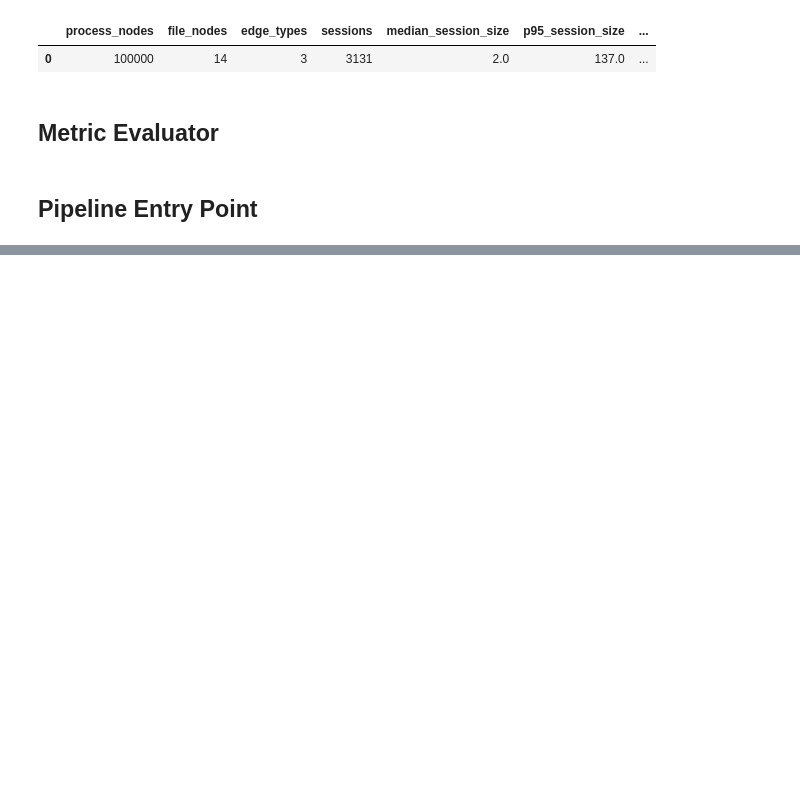
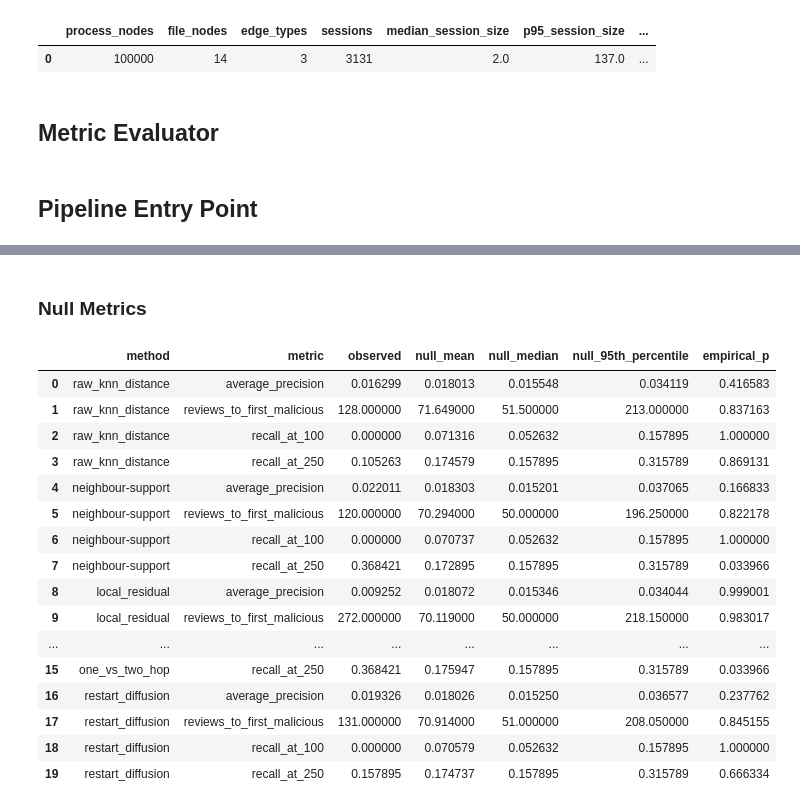
Before and after one commit to MekaelWasti/Cyber-Telemetry, a Jupyter notebook: Notebooks/Graph Triage Baseline v0.ipynb, the cells around one changed output, grey strips where cells are left out. Saved outputs shown, nothing was run; the diff lists cells and outputs as text; code cells hidden in the pictures; blank space fills up the shorter version.

```diff
--- a/Notebooks/Graph Triage Baseline v0.ipynb
+++ b/Notebooks/Graph Triage Baseline v0.ipynb
@@ -838,0 +892,20 @@ results["slice_manifest"]
+# %%
+def session_score_filter_bank(s0, P, restart_alpha=0.5, steps=3):
+    s0 = np.asarray(s0, dtype=float)
+
+    p1 = np.asarray(P @ s0).ravel()
+    p2 = np.asarray(P @ p1).ravel()
+
+    # Restart diffusion: preserve original evidence while propagating to locally
+    diffusion = s0.copy()
+
+    for _ in range(steps):
+        diffusion = restart_alpha * s0 + (1.0 - restart_alpha) * np.asarray(P @ diffusion).ravel()
+
+    return {
+        "raw_knn_distance": s0,
+        "neighbour-support": p1,
+        "local_residual": s0 - p1,
+        "one_vs_two_hop": p1 - p2,
+        "restart_diffusion": diffusion,
+    }
@@ -838,0 +940,2 @@ results["slice_manifest"]
+# %% [markdown]
+### Null Metrics
@@ -838,0 +999,54 @@ results["slice_manifest"]
+# %%
+def label_permutation_null(
+    filter_scores,
+    y_true,
+    n_permutations=1000,
+    seed=42,
+):
+    rng = np.random.default_rng(seed)
+    rows = []
+
+    for permutation in range(n_permutations):
+        permuted_labels = rng.permutation(y_true)
+
+        for method, scores in filter_scores.items():
+            rows.append({
+                "replicate": permutation,
+                "method": method,
+                **compact_metrics(permuted_labels, scores),
+            })
+
+    return pd.DataFrame(rows)
+
+
+label_null_runs = label_permutation_null(
+    filter_scores,
+    y_true,
+    n_permutations=1000,
+)
+
+label_null_summary = summarize_null(
+    filter_scores,
+    y_true,
+    label_null_runs,
+)
+
+label_null_summary
+# %% [output]
+|  | method | metric | observed | null_mean | null_median | null_95th_percentile | empirical_p |
+| 0 | raw_knn_distance | average_precision | 0.016299 | 0.018013 | 0.015548 | 0.034119 | 0.416583 |
+| 1 | raw_knn_distance | reviews_to_first_malicious | 128.000000 | 71.649000 | 51.500000 | 213.000000 | 0.837163 |
+| 2 | raw_knn_distance | recall_at_100 | 0.000000 | 0.071316 | 0.052632 | 0.157895 | 1.000000 |
+| 3 | raw_knn_distance | recall_at_250 | 0.105263 | 0.174579 | 0.157895 | 0.315789 | 0.869131 |
+| 4 | neighbour-support | average_precision | 0.022011 | 0.018303 | 0.015201 | 0.037065 | 0.166833 |
+| 5 | neighbour-support | reviews_to_first_malicious | 120.000000 | 70.294000 | 50.000000 | 196.250000 | 0.822178 |
+| 6 | neighbour-support | recall_at_100 | 0.000000 | 0.070737 | 0.052632 | 0.157895 | 1.000000 |
+| 7 | neighbour-support | recall_at_250 | 0.368421 | 0.172895 | 0.157895 | 0.315789 | 0.033966 |
+| 8 | local_residual | average_precision | 0.009252 | 0.018072 | 0.015346 | 0.034044 | 0.999001 |
+| 9 | local_residual | reviews_to_first_malicious | 272.000000 | 70.119000 | 50.000000 | 218.150000 | 0.983017 |
+| ... | ... | ... | ... | ... | ... | ... | ... |
+| 15 | one_vs_two_hop | recall_at_250 | 0.368421 | 0.175947 | 0.157895 | 0.315789 | 0.033966 |
+| 16 | restart_diffusion | average_precision | 0.019326 | 0.018026 | 0.015250 | 0.036577 | 0.237762 |
+| 17 | restart_diffusion | reviews_to_first_malicious | 131.000000 | 70.914000 | 51.000000 | 208.050000 | 0.845155 |
+| 18 | restart_diffusion | recall_at_100 | 0.000000 | 0.070579 | 0.052632 | 0.157895 | 1.000000 |
+| 19 | restart_diffusion | recall_at_250 | 0.157895 | 0.174737 | 0.157895 | 0.315789 | 0.666334 |
```
Also changed, not shown: parts of 10 cells of this notebook, 7 other files.
